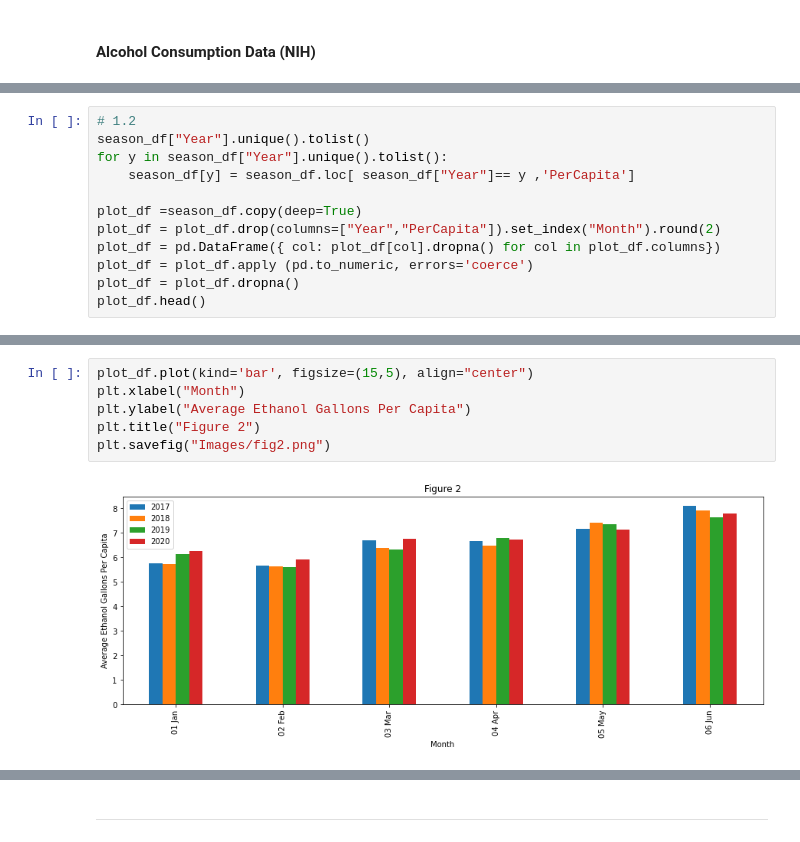
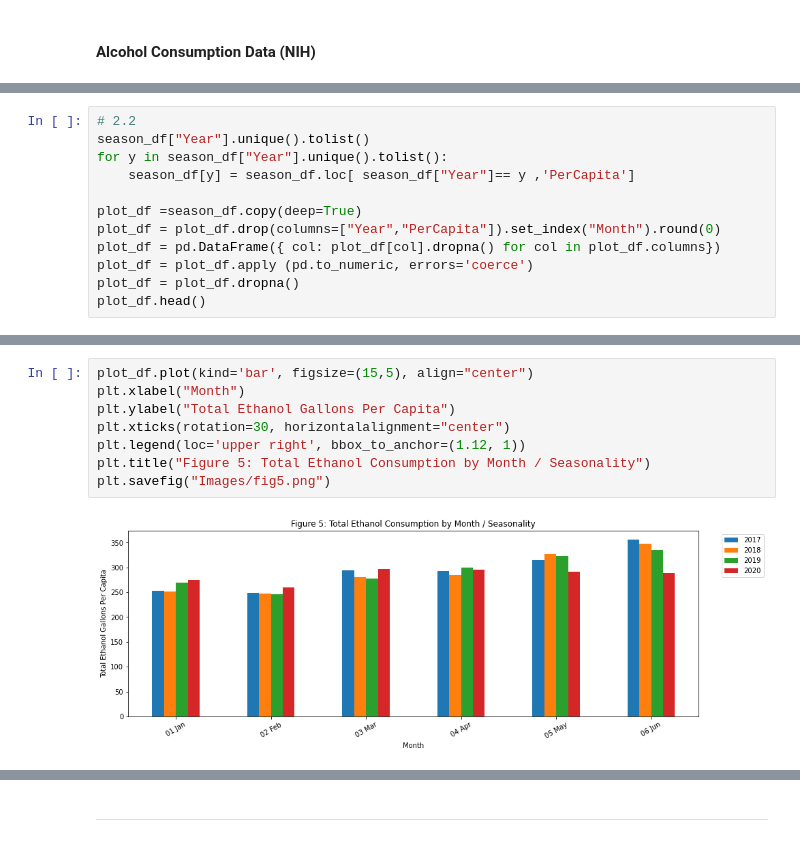
Before and after one commit to zach-18/Project_1_Group_3, a Jupyter notebook: Data Cleanup Notebook.ipynb, the cells around one changed output, grey strips where cells are left out. Drawn from its saved outputs; the diff is of its cells as text.

```diff
--- a/Data Cleanup Notebook.ipynb
+++ b/Data Cleanup Notebook.ipynb
@@ -293,11 +406,11 @@ season_df.reset_index(inplace=True)
 # %%
-# 1.2
+# 2.2
 season_df["Year"].unique().tolist()
 for y in season_df["Year"].unique().tolist():
     season_df[y] = season_df.loc[ season_df["Year"]== y ,'PerCapita']
 
 plot_df =season_df.copy(deep=True)
-plot_df = plot_df.drop(columns=["Year","PerCapita"]).set_index("Month").round(2)
+plot_df = plot_df.drop(columns=["Year","PerCapita"]).set_index("Month").round(0)
 plot_df = pd.DataFrame({ col: plot_df[col].dropna() for col in plot_df.columns})
 plot_df = plot_df.apply (pd.to_numeric, errors='coerce')
 plot_df = plot_df.dropna()
@@ -320,8 +435,10 @@ plt.savefig("Images/fig1.png")
 # %%
 plot_df.plot(kind='bar', figsize=(15,5), align="center")
 plt.xlabel("Month")
-plt.ylabel("Average Ethanol Gallons Per Capita")
-plt.title("Figure 2")
-plt.savefig("Images/fig2.png")
+plt.ylabel("Total Ethanol Gallons Per Capita")
+plt.xticks(rotation=30, horizontalalignment="center")
+plt.legend(loc='upper right', bbox_to_anchor=(1.12, 1))
+plt.title("Figure 5: Total Ethanol Consumption by Month / Seasonality")
+plt.savefig("Images/fig5.png")
 # %% [output]
-[figure, old version]
+[figure, new version]
```
Also changed, not shown: parts of 24 cells of this notebook, 21 other files.
